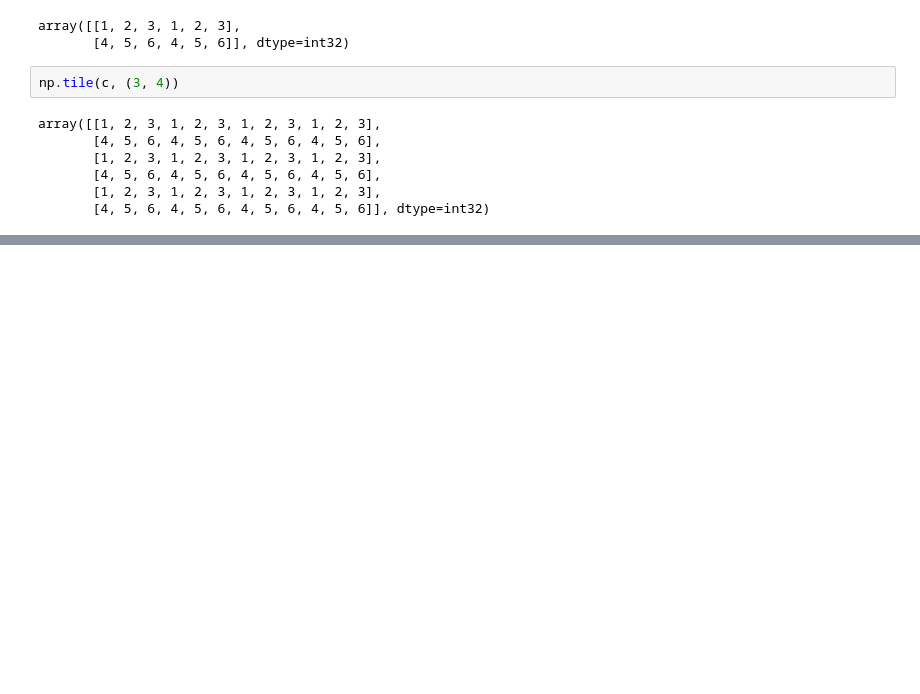
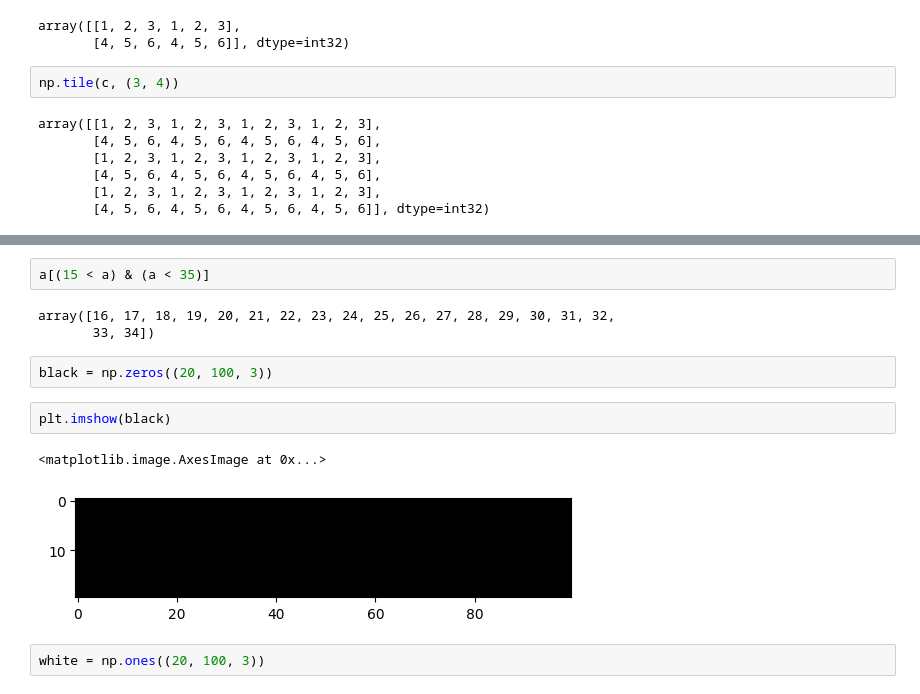
Before and after one commit to cybergigz/data-science, a Jupyter notebook: nondegree_pim_2.ipynb, the cells around one changed output, grey strips where cells are left out. Saved outputs shown, nothing was run; the diff lists cells and outputs as text; blank space fills up the shorter version.

```diff
--- a/nondegree_pim_2.ipynb
+++ b/nondegree_pim_2.ipynb
@@ -1556,0 +1887,14 @@ array([[1, 2, 3, 1, 2, 3, 1, 2, 3, 1, 2, 3],
+# %%
+a[(15 < a) & (a < 35)]
+# %% [output]
+array([16, 17, 18, 19, 20, 21, 22, 23, 24, 25, 26, 27, 28, 29, 30, 31, 32,
+       33, 34])
+# %%
+black = np.zeros((20, 100, 3))
+# %%
+plt.imshow(black)
+# %% [output]
+<matplotlib.image.AxesImage at 0x...>
+[figure, added]
+# %%
+white = np.ones((20, 100, 3))
```
Also changed, not shown: parts of 91 cells of this notebook.
